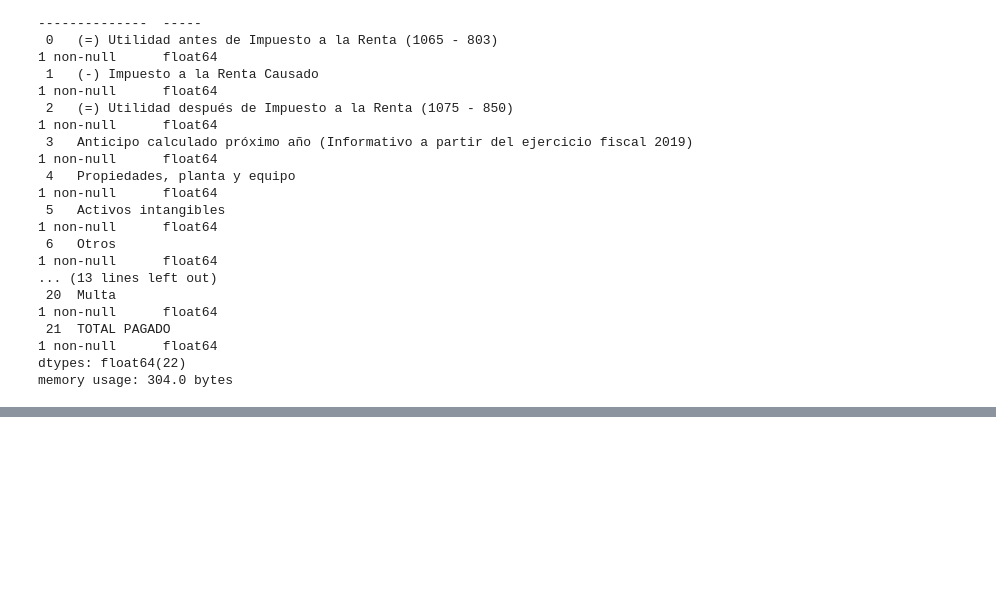
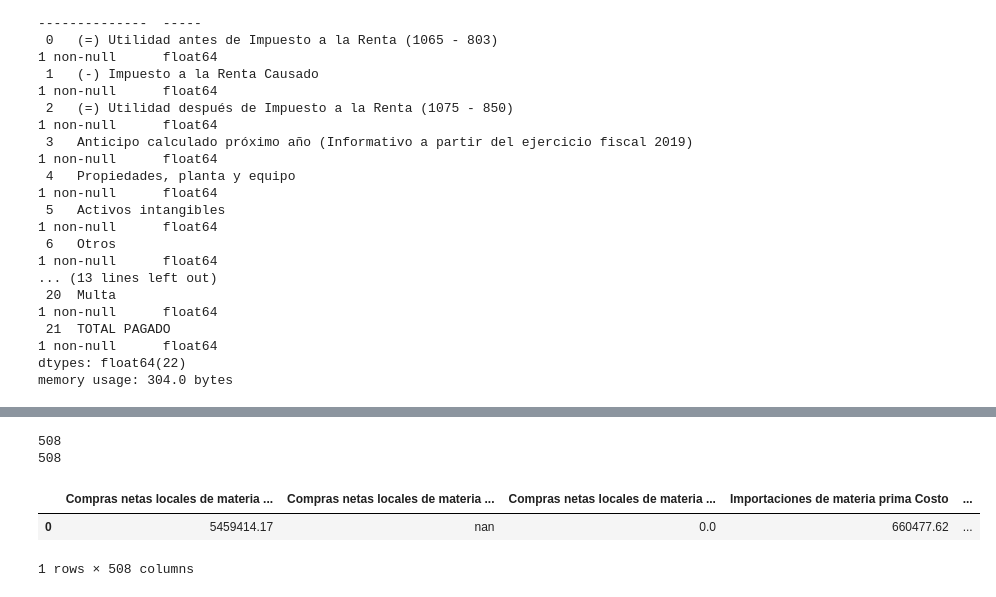
Before and after one commit to eoncorpec/pdf_to_excel_sc, a Jupyter notebook: CodsDocumentos3/est_sit_finan_alt2.ipynb, the cells around one changed output, grey strips where cells are left out. Cells and saved outputs as stored; diff of their text form; code cells hidden in the pictures; blank space fills up the shorter version.

```diff
--- a/CodsDocumentos3/est_sit_finan_alt2.ipynb
+++ b/CodsDocumentos3/est_sit_finan_alt2.ipynb
@@ -1502,3 +1502,13 @@ Data columns (total 22 columns):
  21  TOTAL PAGADO                                                                                                                         1 non-null      float64
 dtypes: float64(22)
 memory usage: 304.0 bytes
+# %%
+listaDataFrames = [datosF8, datosF9_1, datosF9_2, datosF9_3, datosF9_4,
+                datosF10_1, datosF10_2, datosF11, datosF12]
+
+rows = []
+for dataframe in listaDataFrames:
+    fila = dataframe.iloc[0].to_list()
+    rows.extend(fila)
+arrayDatos8_12 = np.array(rows)
+print(arrayDatos8_12)
@@ -1504,0 +1533,18 @@ memory usage: 304.0 bytes
+# %%
+textos = []
+for dataframe in listaDataFrames:
+    fila = dataframe.columns.to_list()
+    textos.extend(fila)
+
+print(len(textos))
+print(len(arrayDatos8_12))
+# %% [output]
+508
+508
+# %%
+dataFrameComplete8_12 = pd.DataFrame([arrayDatos8_12], columns=textos)
+dataFrameComplete8_12
+# %% [output]
+|  | Compras netas locales de materia ... | Compras netas locales de materia ... | Compras netas locales de materia ... | Importaciones de materia prima Costo | ... |
+| 0 | 5459414.17 | nan | 0.0 | 660477.62 | ... |
+1 rows × 508 columns
```
Also changed, not shown: parts of 10 cells of this notebook, 1 other file.
